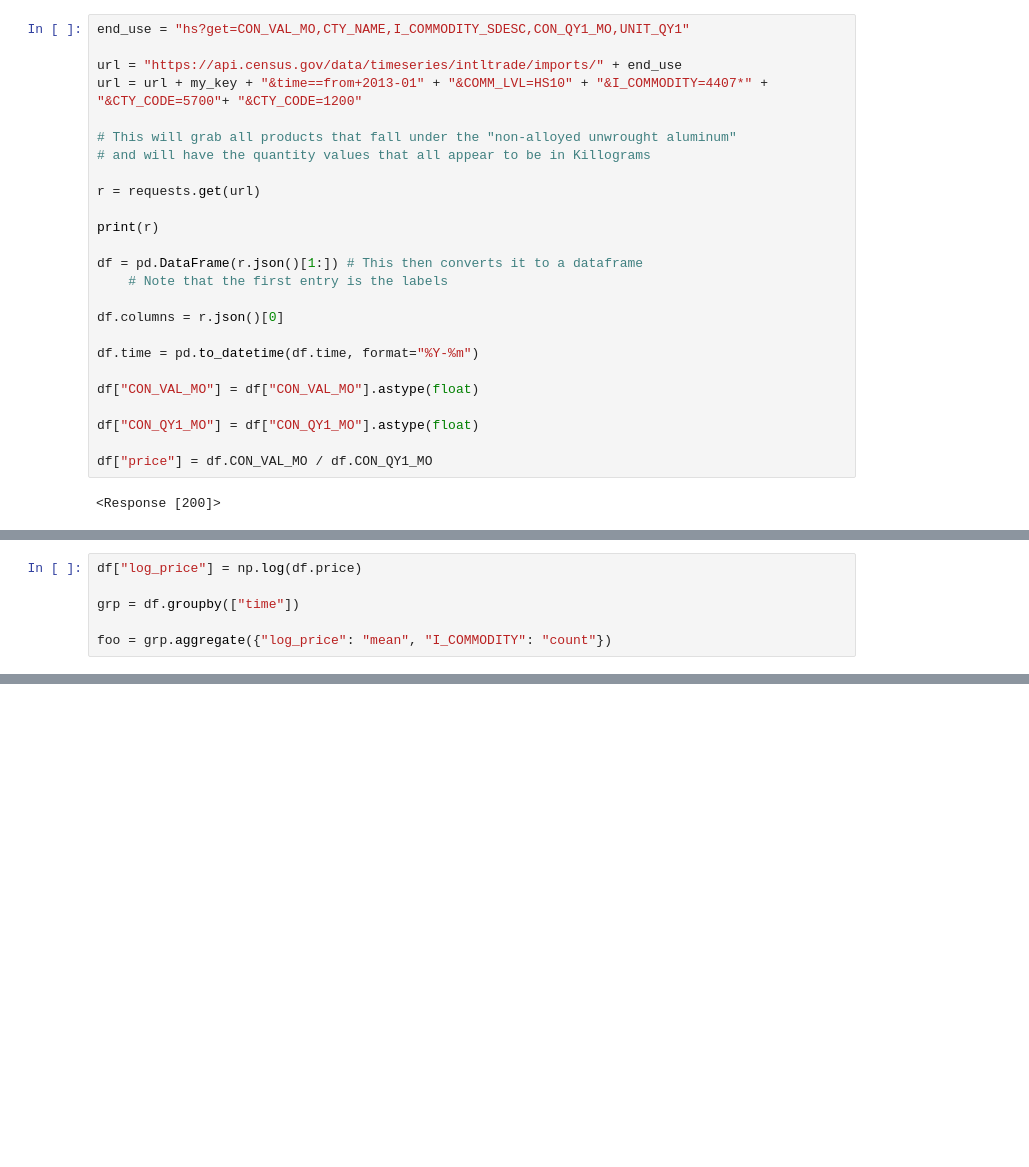
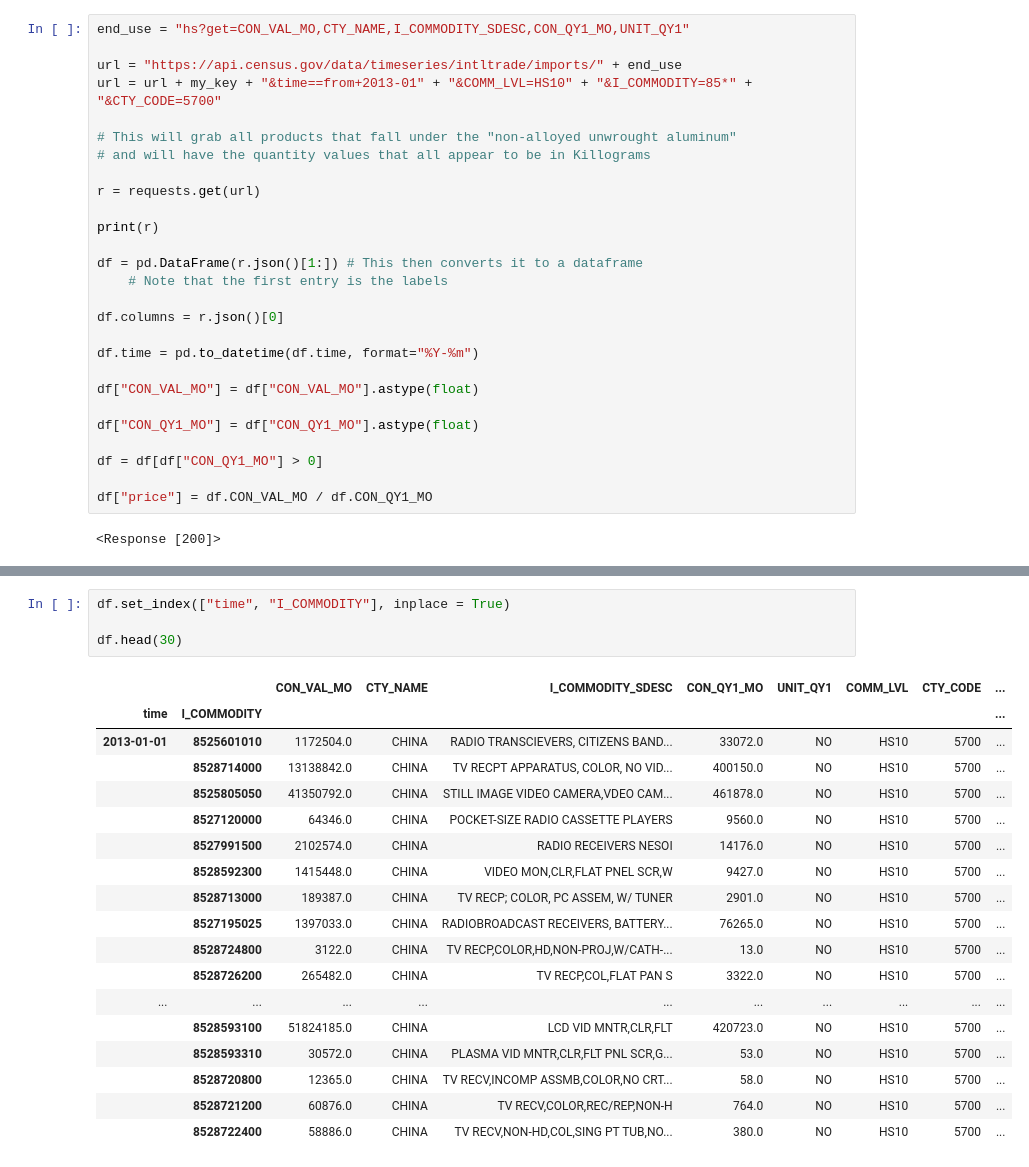
Before and after one commit to tradewartracker/trade-data-repo, a Jupyter notebook: scratch_pad/price-test.ipynb, the cells around one changed output, grey strips where cells are left out. Drawn from its saved outputs; the diff is of its cells as text; blank space fills up the shorter version.

```diff
--- a/scratch_pad/price-test.ipynb
+++ b/scratch_pad/price-test.ipynb
@@ -51,7 +41,7 @@ my_key = "&key=34e40301bda77077e24c859c6c6c0b721ad73fc7"
 end_use = "hs?get=CON_VAL_MO,CTY_NAME,I_COMMODITY_SDESC,CON_QY1_MO,UNIT_QY1"
 
 url = "https://api.census.gov/data/timeseries/intltrade/imports/" + end_use
-url = url + my_key + "&time==from+2013-01" + "&COMM_LVL=HS10" + "&I_COMMODITY=4407*" + "&CTY_CODE=5700"+ "&CTY_CODE=1200"
+url = url + my_key + "&time==from+2013-01" + "&COMM_LVL=HS10" + "&I_COMMODITY=85*" + "&CTY_CODE=5700"
 
 # This will grab all products that fall under the "non-alloyed unwrought aluminum"
 # and will have the quantity values that all appear to be in Killograms
@@ -71,6 +61,8 @@ df["CON_VAL_MO"] = df["CON_VAL_MO"].astype(float)
 
 df["CON_QY1_MO"] = df["CON_QY1_MO"].astype(float)
 
+df = df[df["CON_QY1_MO"] > 0]
+
 df["price"] = df.CON_VAL_MO / df.CON_QY1_MO
 # %% [output]
 <Response [200]>
@@ -108,6 +68,0 @@ test.plot()
-# %%
-df["log_price"] = np.log(df.price)
-
-grp = df.groupby(["time"])
-
-foo = grp.aggregate({"log_price": "mean", "I_COMMODITY": "count"})
@@ -210,0 +69,23 @@ df[df["CTY_NAME"] == "TOTAL FOR ALL COUNTRIES"].head(50)
+# %%
+df.set_index(["time", "I_COMMODITY"], inplace = True)
+
+df.head(30)
+# %% [output]
+|  |  | CON_VAL_MO | CTY_NAME | I_COMMODITY_SDESC | CON_QY1_MO | UNIT_QY1 | COMM_LVL | CTY_CODE | ... |
+| time | I_COMMODITY |  |  |  |  |  |  |  | ... |
+| 2013-01-01 | 8525601010 | 1172504.0 | CHINA | RADIO TRANSCIEVERS, CITIZENS BAND... | 33072.0 | NO | HS10 | 5700 | ... |
+|  | 8528714000 | 13138842.0 | CHINA | TV RECPT APPARATUS, COLOR, NO VID... | 400150.0 | NO | HS10 | 5700 | ... |
+|  | 8525805050 | 41350792.0 | CHINA | STILL IMAGE VIDEO CAMERA,VDEO CAM... | 461878.0 | NO | HS10 | 5700 | ... |
+|  | 8527120000 | 64346.0 | CHINA | POCKET-SIZE RADIO CASSETTE PLAYERS | 9560.0 | NO | HS10 | 5700 | ... |
+|  | 8527991500 | 2102574.0 | CHINA | RADIO RECEIVERS NESOI | 14176.0 | NO | HS10 | 5700 | ... |
+|  | 8528592300 | 1415448.0 | CHINA | VIDEO MON,CLR,FLAT PNEL SCR,W | 9427.0 | NO | HS10 | 5700 | ... |
+|  | 8528713000 | 189387.0 | CHINA | TV RECP; COLOR, PC ASSEM, W/ TUNER | 2901.0 | NO | HS10 | 5700 | ... |
+|  | 8527195025 | 1397033.0 | CHINA | RADIOBROADCAST RECEIVERS, BATTERY... | 76265.0 | NO | HS10 | 5700 | ... |
+|  | 8528724800 | 3122.0 | CHINA | TV RECP,COLOR,HD,NON-PROJ,W/CATH-... | 13.0 | NO | HS10 | 5700 | ... |
+|  | 8528726200 | 265482.0 | CHINA | TV RECP,COL,FLAT PAN S | 3322.0 | NO | HS10 | 5700 | ... |
+| ... | ... | ... | ... | ... | ... | ... | ... | ... | ... |
+|  | 8528593100 | 51824185.0 | CHINA | LCD VID MNTR,CLR,FLT | 420723.0 | NO | HS10 | 5700 | ... |
+|  | 8528593310 | 30572.0 | CHINA | PLASMA VID MNTR,CLR,FLT PNL SCR,G... | 53.0 | NO | HS10 | 5700 | ... |
+|  | 8528720800 | 12365.0 | CHINA | TV RECV,INCOMP ASSMB,COLOR,NO CRT... | 58.0 | NO | HS10 | 5700 | ... |
+|  | 8528721200 | 60876.0 | CHINA | TV RECV,COLOR,REC/REP,NON-H | 764.0 | NO | HS10 | 5700 | ... |
+|  | 8528722400 | 58886.0 | CHINA | TV RECV,NON-HD,COL,SING PT TUB,NO... | 380.0 | NO | HS10 | 5700 | ... |
```
Also changed, not shown: parts of 23 cells of this notebook, 2 other files.
